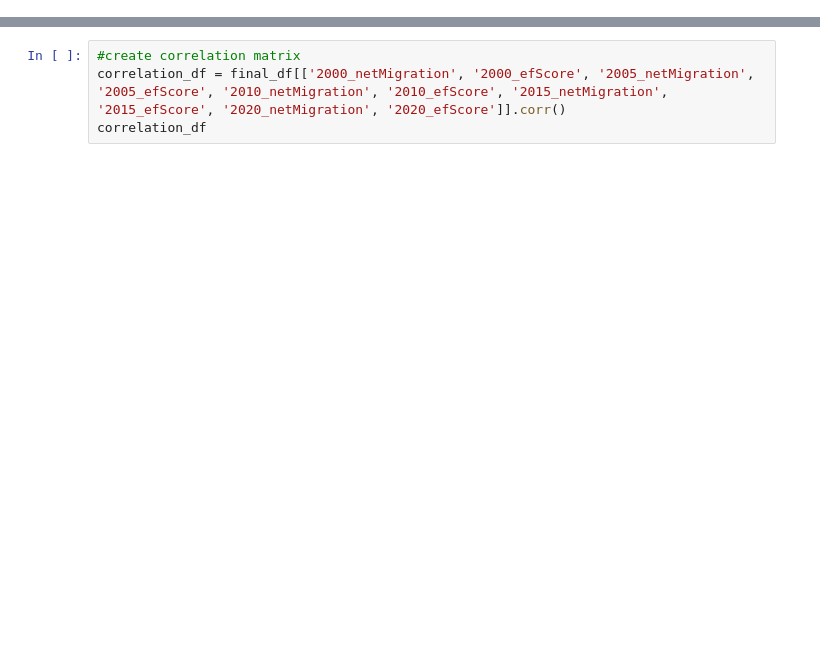
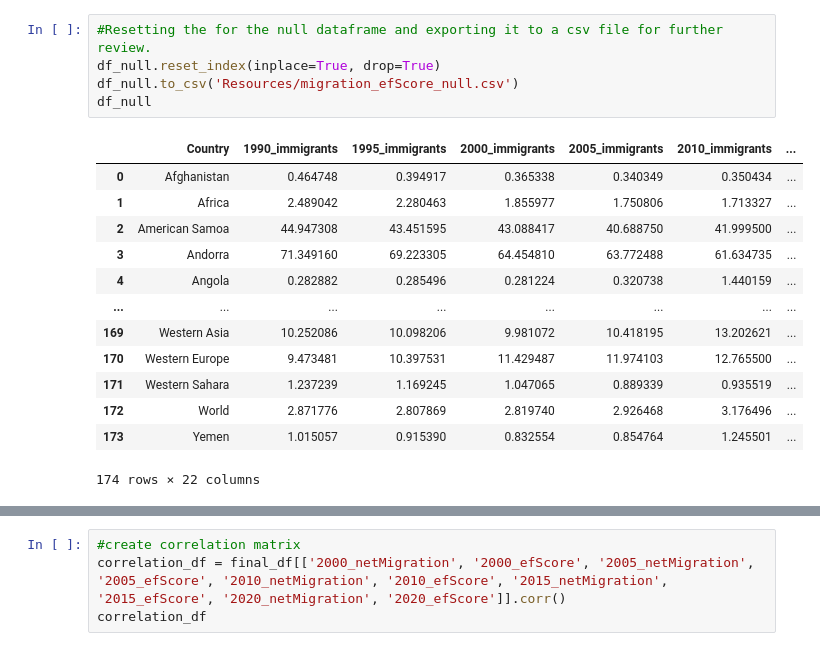
Before and after one commit to anshimathur/group-4-project-1, a Jupyter notebook: migration_economic_freedom_analysis.ipynb, the cells around one changed output, grey strips where cells are left out. Saved outputs shown, nothing was run; the diff lists cells and outputs as text; blank space fills up the shorter version.

```diff
--- a/migration_economic_freedom_analysis.ipynb
+++ b/migration_economic_freedom_analysis.ipynb
@@ -358,0 +300,19 @@ final_df = df.dropna()
+# %%
+#Resetting the for the null dataframe and exporting it to a csv file for further review.
+df_null.reset_index(inplace=True, drop=True)
+df_null.to_csv('Resources/migration_efScore_null.csv')
+df_null
+# %% [output]
+|  | Country | 1990_immigrants | 1995_immigrants | 2000_immigrants | 2005_immigrants | 2010_immigrants | ... |
+| 0 | Afghanistan | 0.464748 | 0.394917 | 0.365338 | 0.340349 | 0.350434 | ... |
+| 1 | Africa | 2.489042 | 2.280463 | 1.855977 | 1.750806 | 1.713327 | ... |
+| 2 | American Samoa | 44.947308 | 43.451595 | 43.088417 | 40.688750 | 41.999500 | ... |
+| 3 | Andorra | 71.349160 | 69.223305 | 64.454810 | 63.772488 | 61.634735 | ... |
+| 4 | Angola | 0.282882 | 0.285496 | 0.281224 | 0.320738 | 1.440159 | ... |
+| ... | ... | ... | ... | ... | ... | ... | ... |
+| 169 | Western Asia | 10.252086 | 10.098206 | 9.981072 | 10.418195 | 13.202621 | ... |
+| 170 | Western Europe | 9.473481 | 10.397531 | 11.429487 | 11.974103 | 12.765500 | ... |
+| 171 | Western Sahara | 1.237239 | 1.169245 | 1.047065 | 0.889339 | 0.935519 | ... |
+| 172 | World | 2.871776 | 2.807869 | 2.819740 | 2.926468 | 3.176496 | ... |
+| 173 | Yemen | 1.015057 | 0.915390 | 0.832554 | 0.854764 | 1.245501 | ... |
+174 rows × 22 columns
```
Also changed, not shown: parts of 81 cells of this notebook, 5 other files.
